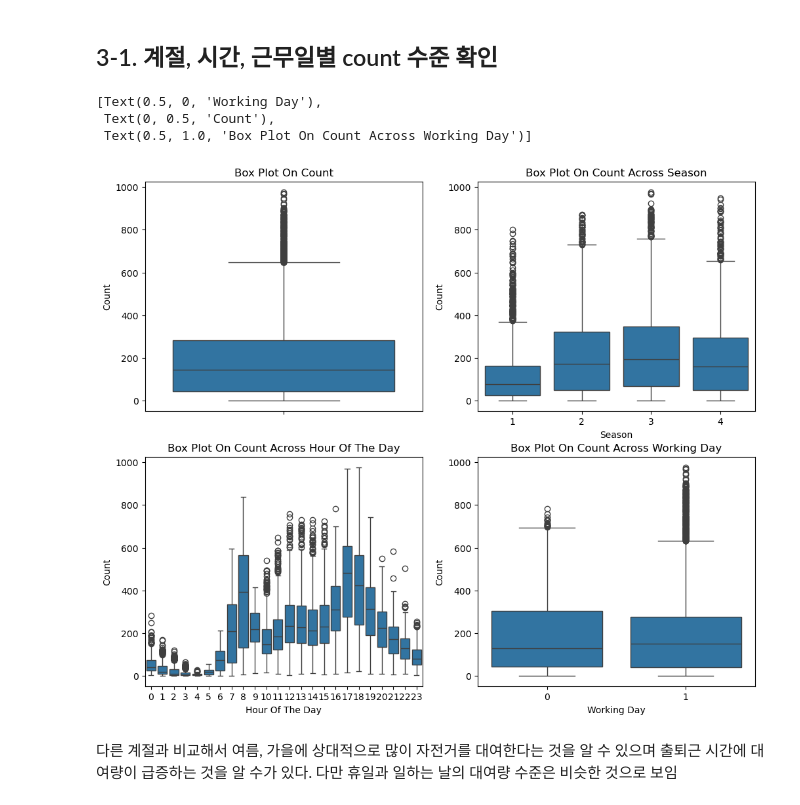
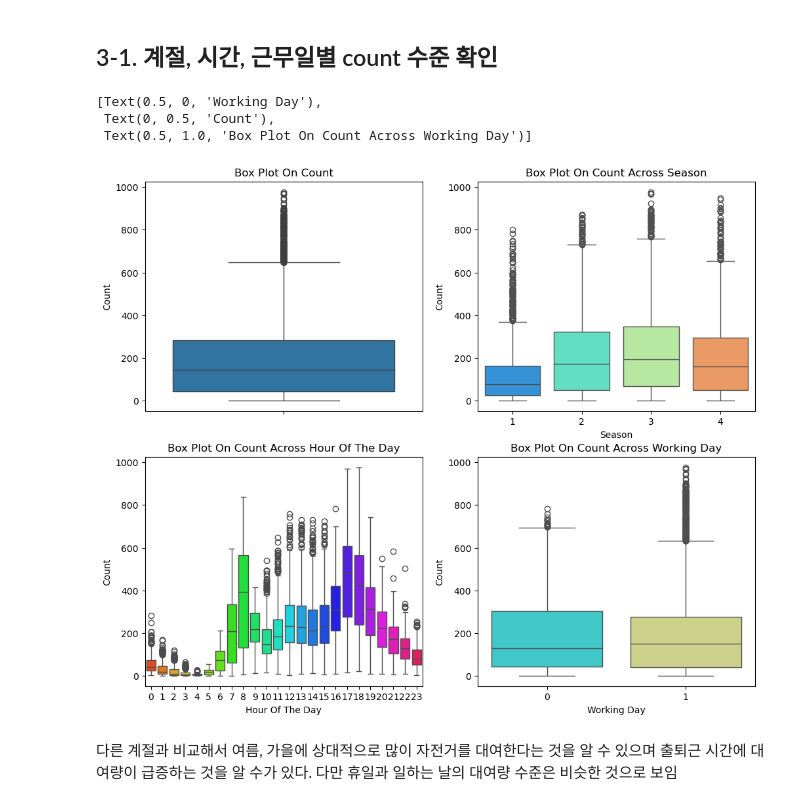
Before and after one commit to bhjin97/hipython_rep, a Jupyter notebook: 자전거 대여량 예측/회귀예측모델.ipynb, the cells around one changed output. Drawn from its saved outputs; the diff is of its cells as text; code cells hidden in the pictures.

```diff
--- a/자전거 대여량 예측/회귀예측모델.ipynb
+++ b/자전거 대여량 예측/회귀예측모델.ipynb
@@ -118,20 +118,20 @@ tr_df = train_df.drop(['datetime', 'casual', 'registered'], axis =1)
 # %%
 fig, axes = plt.subplots(nrows=2,ncols=2)
 fig.set_size_inches(12, 10)
 sns.boxplot(data=tr_df,y="count",orient="v",ax=axes[0][0])
 sns.boxplot(data=tr_df,y="count",x="season",orient="v",ax=axes[0][1], palette='rainbow')
 sns.boxplot(data=tr_df,y="count",x="hour",orient="v",ax=axes[1][0], palette='hsv')
-sns.boxplot(data=tr_df,y="count",x="workingday",orient="v",ax=axes[1][1], palette='brg')
+sns.boxplot(data=tr_df,y="count",x="workingday",orient="v",ax=axes[1][1], palette='rainbow')
 
 axes[0][0].set(ylabel='Count',title="Box Plot On Count")
 axes[0][1].set(xlabel='Season', ylabel='Count',title="Box Plot On Count Across Season")
 axes[1][0].set(xlabel='Hour Of The Day', ylabel='Count',title="Box Plot On Count Across Hour Of The Day")
 axes[1][1].set(xlabel='Working Day', ylabel='Count',title="Box Plot On Count Across Working Day")
 # %% [output]
 [Text(0.5, 0, 'Working Day'),
  Text(0, 0.5, 'Count'),
  Text(0.5, 1.0, 'Box Plot On Count Across Working Day')]
-[figure, old version]
+[figure, new version]
 # %% [markdown]
 다른 계절과 비교해서 여름, 가을에 상대적으로 많이 자전거를 대여한다는 것을 알 수 있으며
 출퇴근 시간에 대여량이 급증하는 것을 알 수가 있다. 다만 휴일과 일하는 날의 대여량 수준은 비슷한 것으로 보임
```
Also changed, not shown: parts of 2 cells of this notebook.
